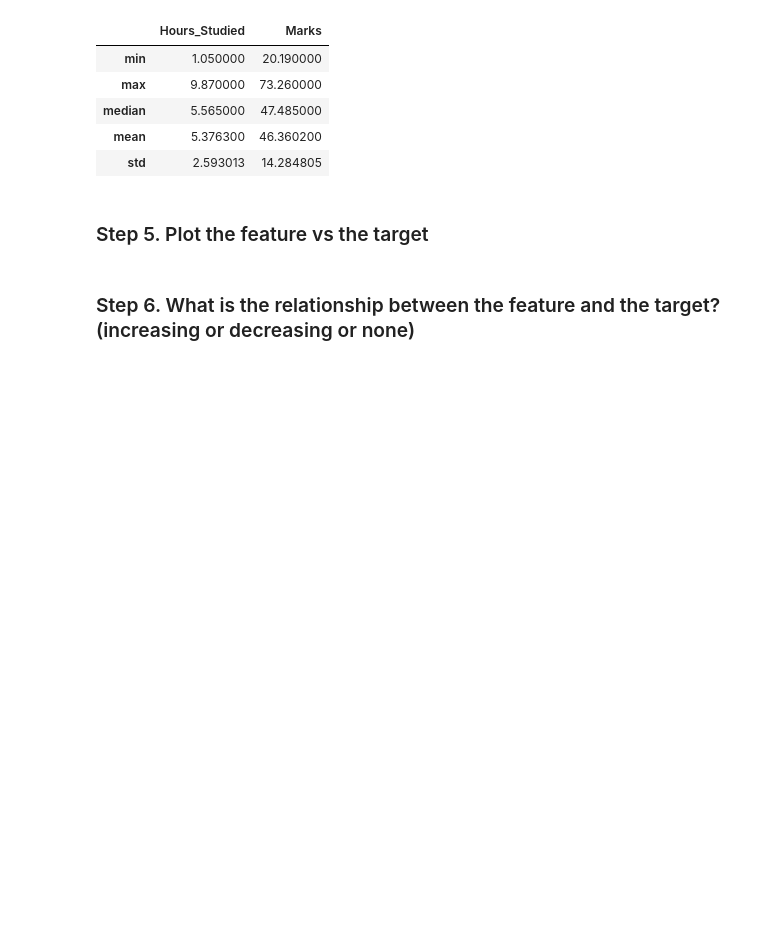
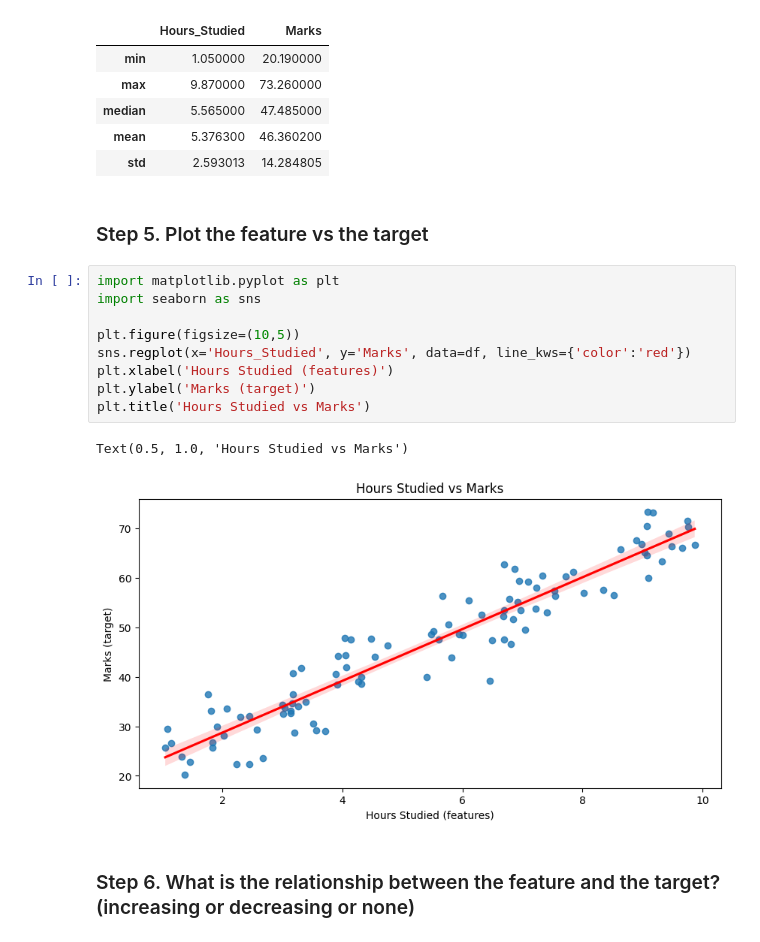
Before and after one commit to HassanAlgoz/AAI, a Jupyter notebook: student/C3/M1/ex1_reg.ipynb, the cells around one changed output. Saved outputs shown, nothing was run; the diff lists cells and outputs as text; blank space fills up the shorter version.

```diff
--- a/student/C3/M1/ex1_reg.ipynb
+++ b/student/C3/M1/ex1_reg.ipynb
@@ -74,6 +74,18 @@ df.agg(['min', 'max','median','mean', 'std'])
 | std | 2.593013 | 14.284805 |
 # %% [markdown]
 ### Step 5. Plot the feature vs the target
+# %%
+import matplotlib.pyplot as plt
+import seaborn as sns
+
+plt.figure(figsize=(10,5))
+sns.regplot(x='Hours_Studied', y='Marks', data=df, line_kws={'color':'red'})
+plt.xlabel('Hours Studied (features)')
+plt.ylabel('Marks (target)')
+plt.title('Hours Studied vs Marks')
+# %% [output]
+Text(0.5, 1.0, 'Hours Studied vs Marks')
+[figure, added]
 # %% [markdown]
 ### Step 6. What is the relationship between the feature and the target? (increasing or decreasing or none)
 # %% [markdown]
```
